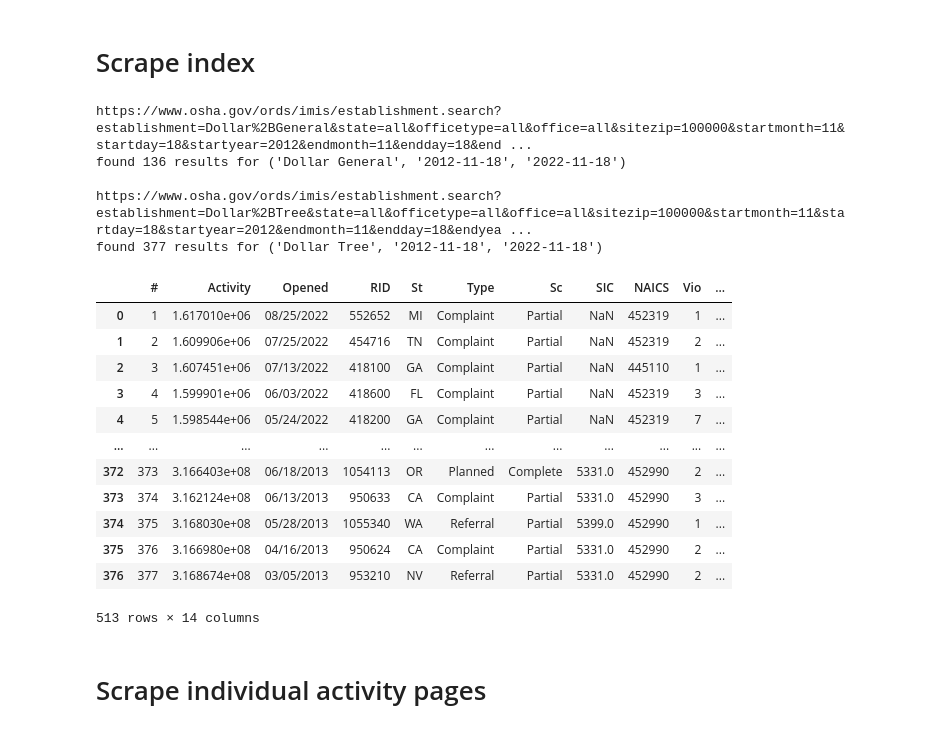
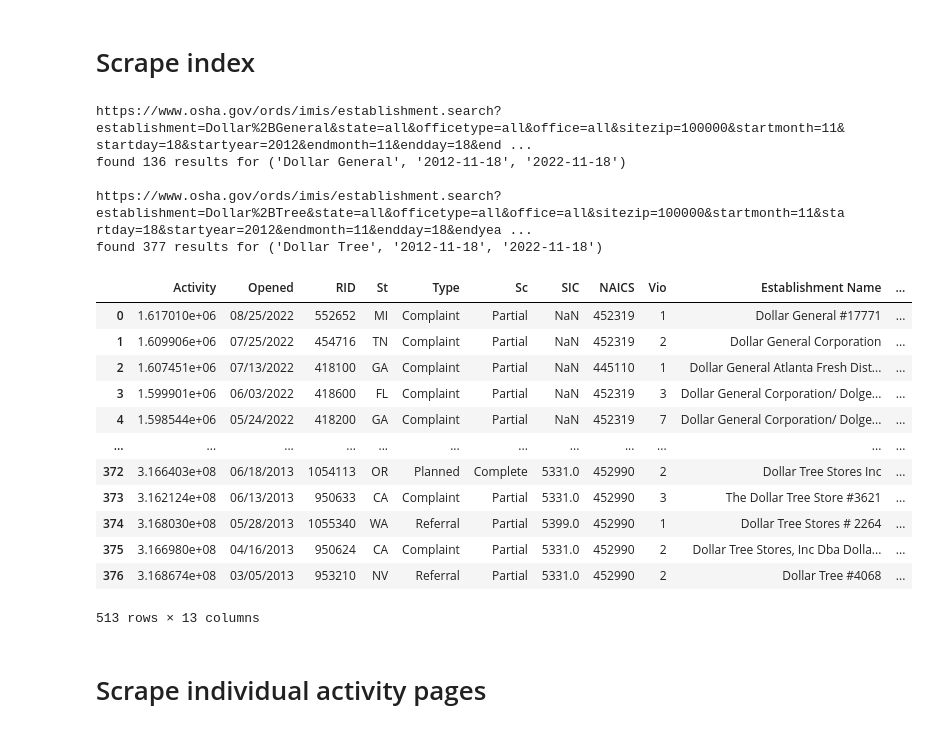
Before and after one commit to Mahurin03/osha-establishment-search, a Jupyter notebook: osha-establishment-search.ipynb, the cells around one changed output. Cells and saved outputs as stored; diff of their text form; code cells hidden in the pictures.

Commit message:
reset index and drop an unnecessary column

```diff
--- a/osha-establishment-search.ipynb
+++ b/osha-establishment-search.ipynb
@@ -56,47 +54,47 @@ for query in queries:
     # break the query into 3 variables, and pass those to get_osha_url
     establishment, start, end = query
     osha_url = get_osha_url(establishment, start, end)
     print(osha_url)
 
     # get the index table from the osha url, drop a junk column
     index_df_for_this_query = get_index_table(osha_url)
-    index_df_for_this_query = index_df_for_this_query.drop(columns='Unnamed: 0')
+    index_df_for_this_query = index_df_for_this_query.drop(columns=['Unnamed: 0', '#'])
 
     # tack on the query parameters to the table
     index_df_for_this_query['query'] = establishment
     index_df_for_this_query['query_start'] = start
     index_df_for_this_query['query_end'] = end
 
     # print to verify that pagination isn't a problem
     # IMPORTANT: 👀 look at these values to make sure we don't need to paginate
     print(f"found {len(index_df_for_this_query)} results for {query}\n")
 
     # append to dataframe
     activities_df.append(index_df_for_this_query)
 
 # combine the queries
 activities_df = pd.concat(activities_df)
 activities_df.to_csv('activities_df.csv', index=False)
 activities_df
 # %% [output]
 https://www.osha.gov/ords/imis/establishment.search?establishment=Dollar%2BGeneral&state=all&officetype=all&office=all&sitezip=100000&startmonth=11&startday=18&startyear=2012&endmonth=11&endday=18&end ...
 found 136 results for ('Dollar General', '2012-11-18', '2022-11-18')
 
 https://www.osha.gov/ords/imis/establishment.search?establishment=Dollar%2BTree&state=all&officetype=all&office=all&sitezip=100000&startmonth=11&startday=18&startyear=2012&endmonth=11&endday=18&endyea ...
 found 377 results for ('Dollar Tree', '2012-11-18', '2022-11-18')
-|  | # | Activity | Opened | RID | St | Type | Sc | SIC | NAICS | Vio | ... |
-| 0 | 1 | 1.617010e+06 | 08/25/2022 | 552652 | MI | Complaint | Partial | NaN | 452319 | 1 | ... |
-| 1 | 2 | 1.609906e+06 | 07/25/2022 | 454716 | TN | Complaint | Partial | NaN | 452319 | 2 | ... |
-| 2 | 3 | 1.607451e+06 | 07/13/2022 | 418100 | GA | Complaint | Partial | NaN | 445110 | 1 | ... |
-| 3 | 4 | 1.599901e+06 | 06/03/2022 | 418600 | FL | Complaint | Partial | NaN | 452319 | 3 | ... |
-| 4 | 5 | 1.598544e+06 | 05/24/2022 | 418200 | GA | Complaint | Partial | NaN | 452319 | 7 | ... |
+|  | Activity | Opened | RID | St | Type | Sc | SIC | NAICS | Vio | Establishment Name | ... |
+| 0 | 1.617010e+06 | 08/25/2022 | 552652 | MI | Complaint | Partial | NaN | 452319 | 1 | Dollar General #17771 | ... |
+| 1 | 1.609906e+06 | 07/25/2022 | 454716 | TN | Complaint | Partial | NaN | 452319 | 2 | Dollar General Corporation | ... |
+| 2 | 1.607451e+06 | 07/13/2022 | 418100 | GA | Complaint | Partial | NaN | 445110 | 1 | Dollar General Atlanta Fresh Dist... | ... |
+| 3 | 1.599901e+06 | 06/03/2022 | 418600 | FL | Complaint | Partial | NaN | 452319 | 3 | Dollar General Corporation/ Dolge... | ... |
+| 4 | 1.598544e+06 | 05/24/2022 | 418200 | GA | Complaint | Partial | NaN | 452319 | 7 | Dollar General Corporation/ Dolge... | ... |
 | ... | ... | ... | ... | ... | ... | ... | ... | ... | ... | ... | ... |
-| 372 | 373 | 3.166403e+08 | 06/18/2013 | 1054113 | OR | Planned | Complete | 5331.0 | 452990 | 2 | ... |
-| 373 | 374 | 3.162124e+08 | 06/13/2013 | 950633 | CA | Complaint | Partial | 5331.0 | 452990 | 3 | ... |
-| 374 | 375 | 3.168030e+08 | 05/28/2013 | 1055340 | WA | Referral | Partial | 5399.0 | 452990 | 1 | ... |
-| 375 | 376 | 3.166980e+08 | 04/16/2013 | 950624 | CA | Complaint | Partial | 5331.0 | 452990 | 2 | ... |
-| 376 | 377 | 3.168674e+08 | 03/05/2013 | 953210 | NV | Referral | Partial | 5331.0 | 452990 | 2 | ... |
+| 372 | 3.166403e+08 | 06/18/2013 | 1054113 | OR | Planned | Complete | 5331.0 | 452990 | 2 | Dollar Tree Stores Inc | ... |
+| 373 | 3.162124e+08 | 06/13/2013 | 950633 | CA | Complaint | Partial | 5331.0 | 452990 | 3 | The Dollar Tree Store #3621 | ... |
+| 374 | 3.168030e+08 | 05/28/2013 | 1055340 | WA | Referral | Partial | 5399.0 | 452990 | 1 | Dollar Tree Stores # 2264 | ... |
+| 375 | 3.166980e+08 | 04/16/2013 | 950624 | CA | Complaint | Partial | 5331.0 | 452990 | 2 | Dollar Tree Stores, Inc Dba Dolla... | ... |
+| 376 | 3.168674e+08 | 03/05/2013 | 953210 | NV | Referral | Partial | 5331.0 | 452990 | 2 | Dollar Tree #4068 | ... |
-513 rows × 14 columns
+513 rows × 13 columns
 # %% [markdown]
 # Scrape individual activity pages
 # %%
```
Also changed, not shown: parts of 3 cells of this notebook.
